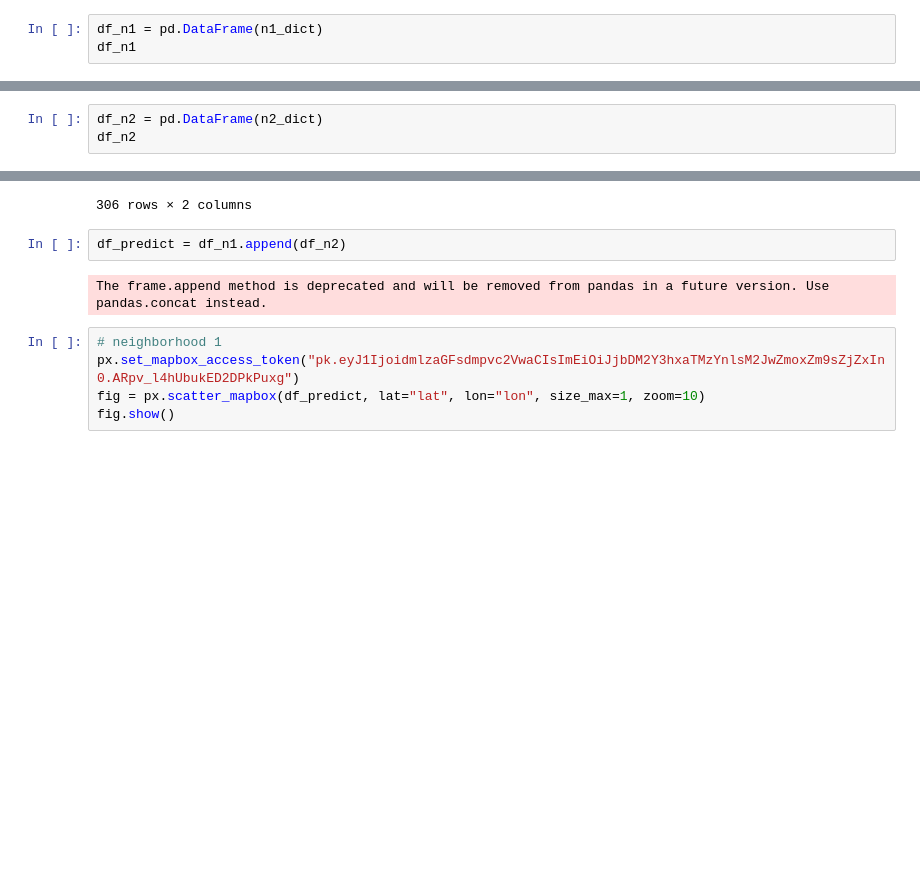
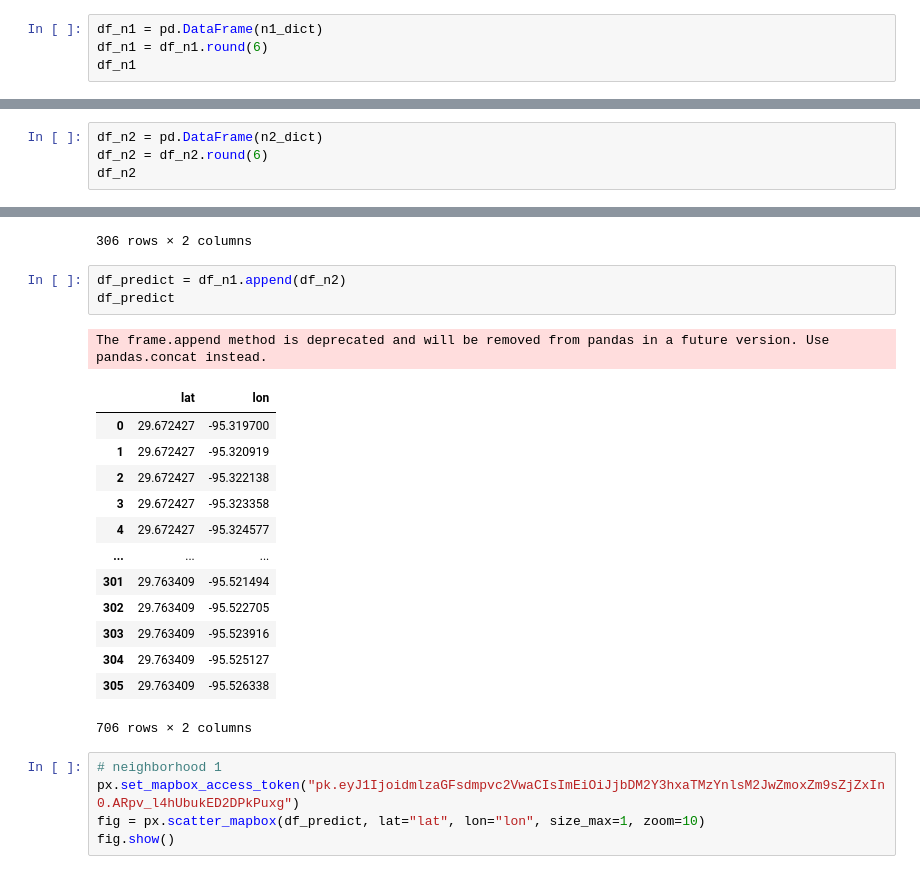
Before and after one commit to v4vigtory/Hyperlocal-Air-Quality-Prediction-in-Houston-neighborhoods, a Jupyter notebook: notebooks/models/prediction.ipynb, the cells around one changed output, grey strips where cells are left out. Saved outputs shown, nothing was run; the diff lists cells and outputs as text; blank space fills up the shorter version.

Commit message:
small tweak (rounding)

```diff
--- a/notebooks/models/prediction.ipynb
+++ b/notebooks/models/prediction.ipynb
@@ -80,6 +80,7 @@ n2_dict = {"lat": lats, "lon": lons}
 306
 # %%
 df_n1 = pd.DataFrame(n1_dict)
+df_n1 = df_n1.round(6)
 df_n1
 # %% [output]
 |  | lat | lon |
@@ -97,6 +98,7 @@ df_n1
 400 rows × 2 columns
 # %%
 df_n2 = pd.DataFrame(n2_dict)
+df_n2 = df_n2.round(6)
 df_n2
 # %% [output]
 |  | lat | lon |
@@ -114,8 +116,22 @@ df_n2
 306 rows × 2 columns
 # %%
 df_predict = df_n1.append(df_n2)
+df_predict
 # %% [output]
 The frame.append method is deprecated and will be removed from pandas in a future version. Use pandas.concat instead.
+|  | lat | lon |
+| 0 | 29.672427 | -95.319700 |
+| 1 | 29.672427 | -95.320919 |
+| 2 | 29.672427 | -95.322138 |
+| 3 | 29.672427 | -95.323358 |
+| 4 | 29.672427 | -95.324577 |
+| ... | ... | ... |
+| 301 | 29.763409 | -95.521494 |
+| 302 | 29.763409 | -95.522705 |
+| 303 | 29.763409 | -95.523916 |
+| 304 | 29.763409 | -95.525127 |
+| 305 | 29.763409 | -95.526338 |
+706 rows × 2 columns
 # %%
 # neighborhood 1
 px.set_mapbox_access_token("pk.eyJ1IjoidmlzaGFsdmpvc2VwaCIsImEiOiJjbDM2Y3hxaTMzYnlsM2JwZmoxZm9sZjZxIn0.ARpv_l4hUbukED2DPkPuxg")
```
Also changed, not shown: 1 other file.
